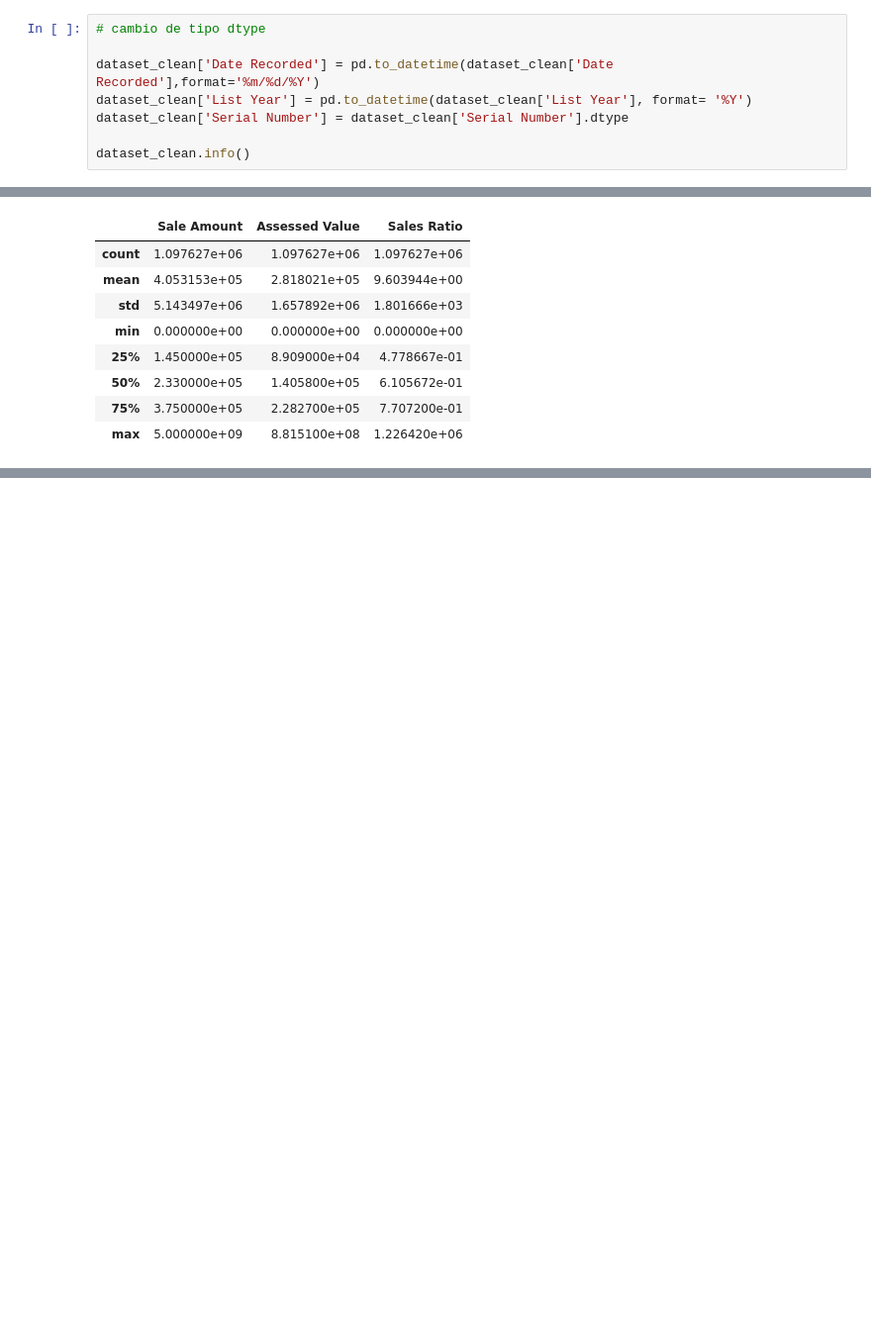
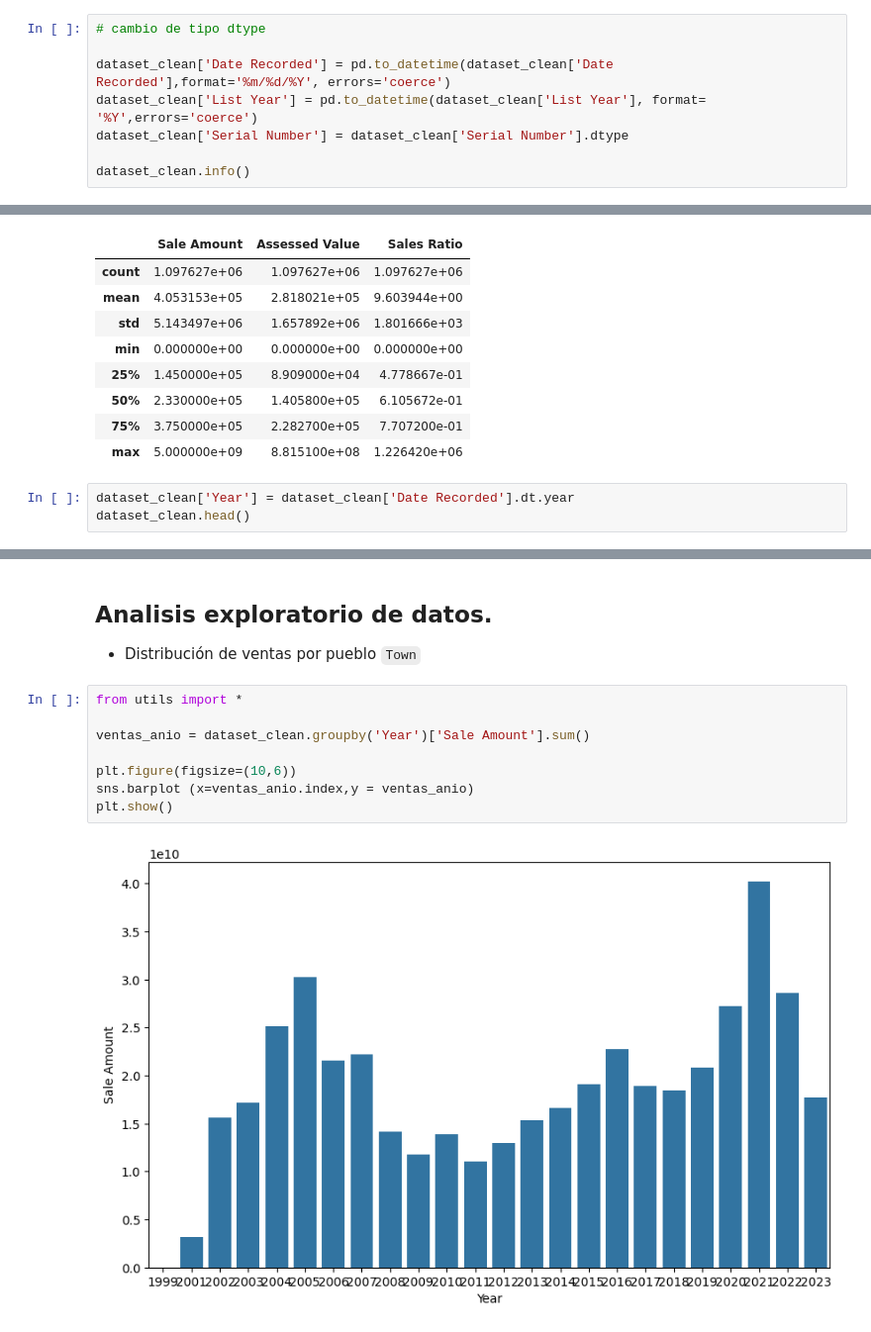
Before and after one commit to LordOnion88/MAD, a Jupyter notebook: Repasos/Análisis de tendencias de ventas.ipynb, the cells around one changed output, grey strips where cells are left out. Shown at 99% size. Drawn from its saved outputs; the diff is of its cells as text; blank space fills up the shorter version.

```diff
--- a/Repasos/Análisis de tendencias de ventas.ipynb
+++ b/Repasos/Análisis de tendencias de ventas.ipynb
@@ -146,8 +150,8 @@ Ahora es necesario cambiar el tipo de datos de algunas columnas
 # %%
 # cambio de tipo dtype
 
-dataset_clean['Date Recorded'] = pd.to_datetime(dataset_clean['Date Recorded'],format='%m/%d/%Y')
-dataset_clean['List Year'] = pd.to_datetime(dataset_clean['List Year'], format= '%Y')
+dataset_clean['Date Recorded'] = pd.to_datetime(dataset_clean['Date Recorded'],format='%m/%d/%Y', errors='coerce')
+dataset_clean['List Year'] = pd.to_datetime(dataset_clean['List Year'], format= '%Y',errors='coerce')
 dataset_clean['Serial Number'] = dataset_clean['Serial Number'].dtype
 
 dataset_clean.info()
@@ -183,3 +187,6 @@ dataset_clean[Columnas_n].describe()
 | 50% | 2.330000e+05 | 1.405800e+05 | 6.105672e-01 |
 | 75% | 3.750000e+05 | 2.282700e+05 | 7.707200e-01 |
 | max | 5.000000e+09 | 8.815100e+08 | 1.226420e+06 |
+# %%
+dataset_clean['Year'] = dataset_clean['Date Recorded'].dt.year
+dataset_clean.head()
@@ -185,0 +200,14 @@ dataset_clean[Columnas_n].describe()
+# %% [markdown]
+## Analisis exploratorio de datos.
+
+- Distribución de ventas por pueblo `Town`
+# %%
+from utils import *
+
+ventas_anio = dataset_clean.groupby('Year')['Sale Amount'].sum()
+
+plt.figure(figsize=(10,6))
+sns.barplot (x=ventas_anio.index,y = ventas_anio)
+plt.show()
+# %% [output]
+[figure, added]
```
Also changed, not shown: parts of 5 cells of this notebook, 1 other file.
